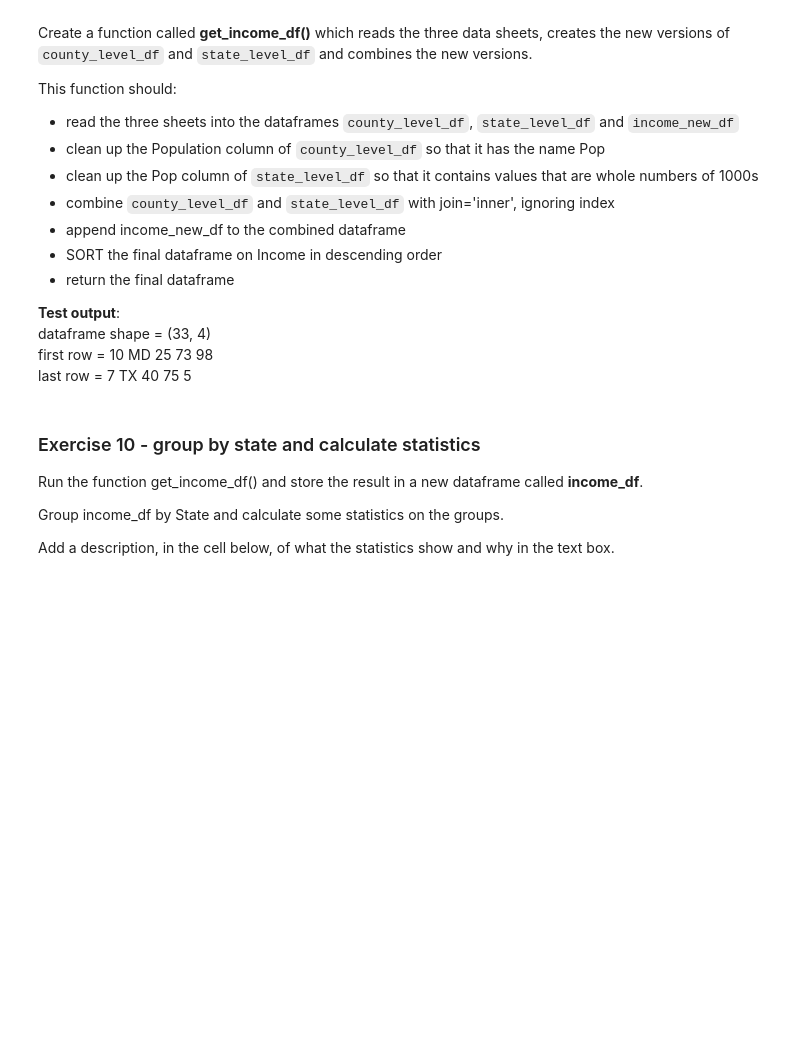
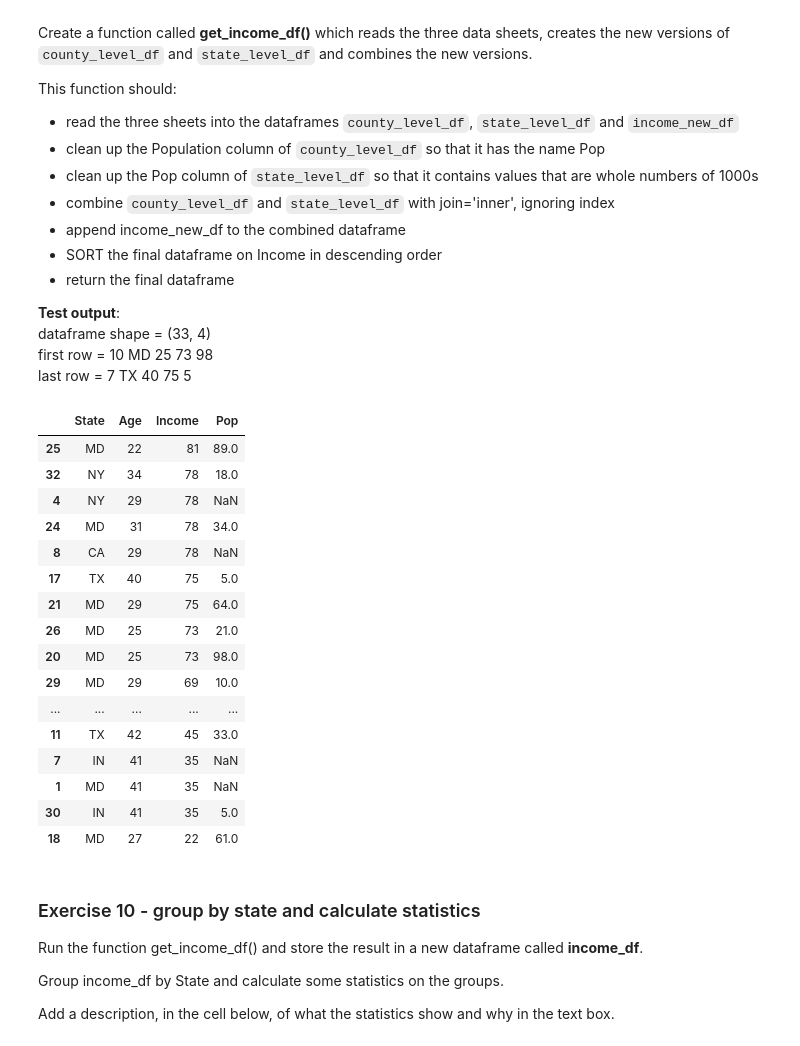
Before and after one commit to kKravtsova/data_and_python, a Jupyter notebook: Wrangle_the_data_kkravtsova.ipynb, the cells around one changed output. Saved outputs shown, nothing was run; the diff lists cells and outputs as text; code cells hidden in the pictures; blank space fills up the shorter version.

```diff
--- a/Wrangle_the_data_kkravtsova.ipynb
+++ b/Wrangle_the_data_kkravtsova.ipynb
@@ -282,6 +309,40 @@ This function should:
 dataframe shape = (33, 4)
 first row = 10	MD	25	73	98
 last row = 7	TX	40	75	5
+# %%
+def get_income_df(url):
+  county_level_df = pd.read_excel(url, sheet_name = "county-level")
+  state_level_df = pd.read_excel(url, sheet_name = "state-level")
+  income_df = pd.read_excel(url, sheet_name = "income")
+  county_level_df2 = county_level_df.copy()
+  state_level_df2 = state_level_df.copy()
+  income_df2 = income_df.copy()
+  county_level_df2["Pop"] = county_level_df2["Population"]
+  state_level_df2["Pop"] = round(state_level_df2["Pop"] / 1000).astype(int)
+  combine_df = pd.concat([county_level_df2, state_level_df2], ignore_index=True, join="inner")
+  income_df_v2 = income_df2.append(combine_df, ignore_index=True)
+  return income_df_v2.sort_values(by = "Income", ascending = False)
+
+
+get_income_df("https://github.com/futureCodersSE/working-with-data/blob/main/Data%20sets/Income-Data.xlsx?raw=true")
+# %% [output]
+|  | State | Age | Income | Pop |
+| 25 | MD | 22 | 81 | 89.0 |
+| 32 | NY | 34 | 78 | 18.0 |
+| 4 | NY | 29 | 78 | NaN |
+| 24 | MD | 31 | 78 | 34.0 |
+| 8 | CA | 29 | 78 | NaN |
+| 17 | TX | 40 | 75 | 5.0 |
+| 21 | MD | 29 | 75 | 64.0 |
+| 26 | MD | 25 | 73 | 21.0 |
+| 20 | MD | 25 | 73 | 98.0 |
+| 29 | MD | 29 | 69 | 10.0 |
+| ... | ... | ... | ... | ... |
+| 11 | TX | 42 | 45 | 33.0 |
+| 7 | IN | 41 | 35 | NaN |
+| 1 | MD | 41 | 35 | NaN |
+| 30 | IN | 41 | 35 | 5.0 |
+| 18 | MD | 27 | 22 | 61.0 |
 # %% [markdown]
 ### Exercise 10 - group by state and calculate statistics
 
```
Also changed, not shown: parts of 6 cells of this notebook.
